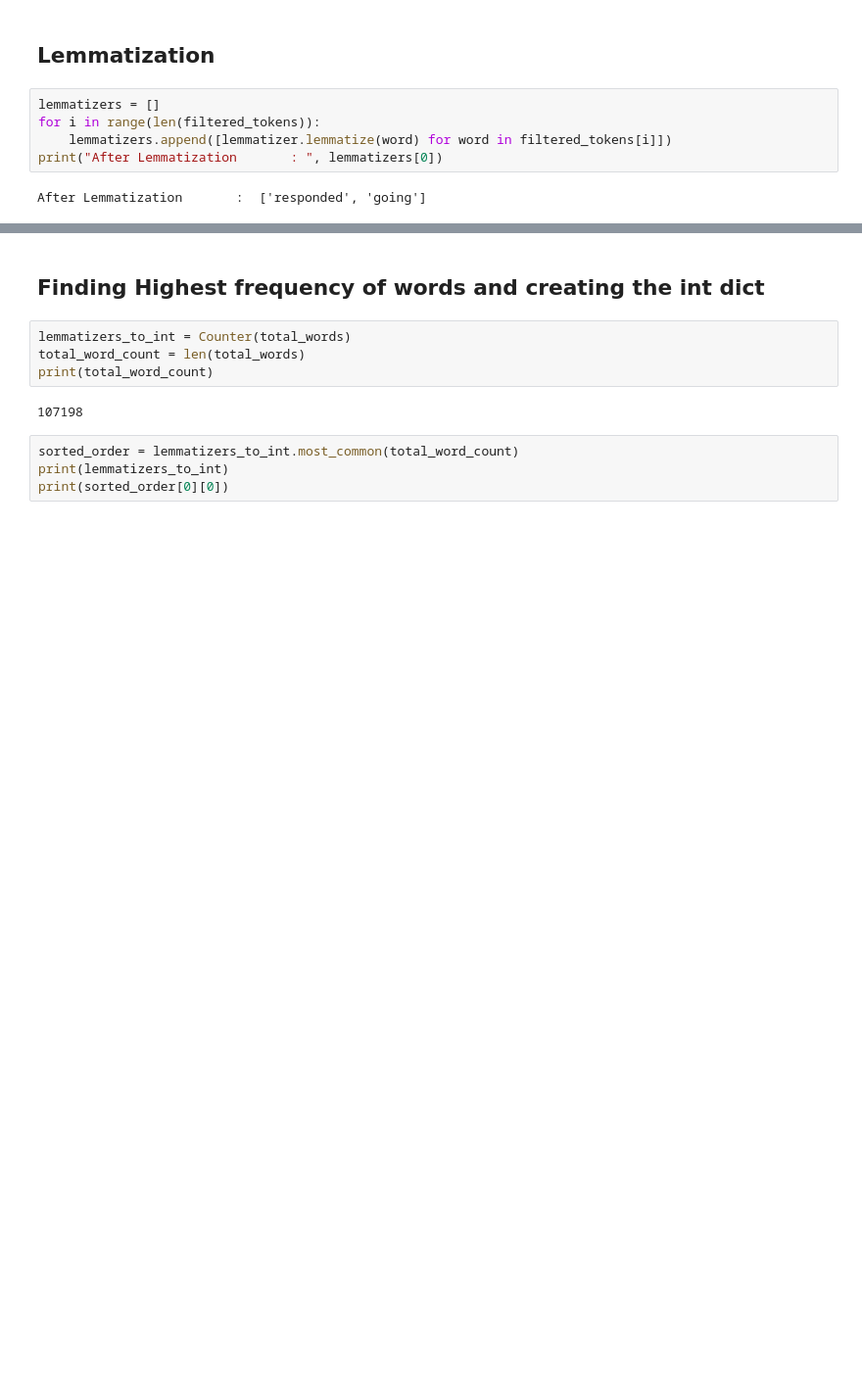
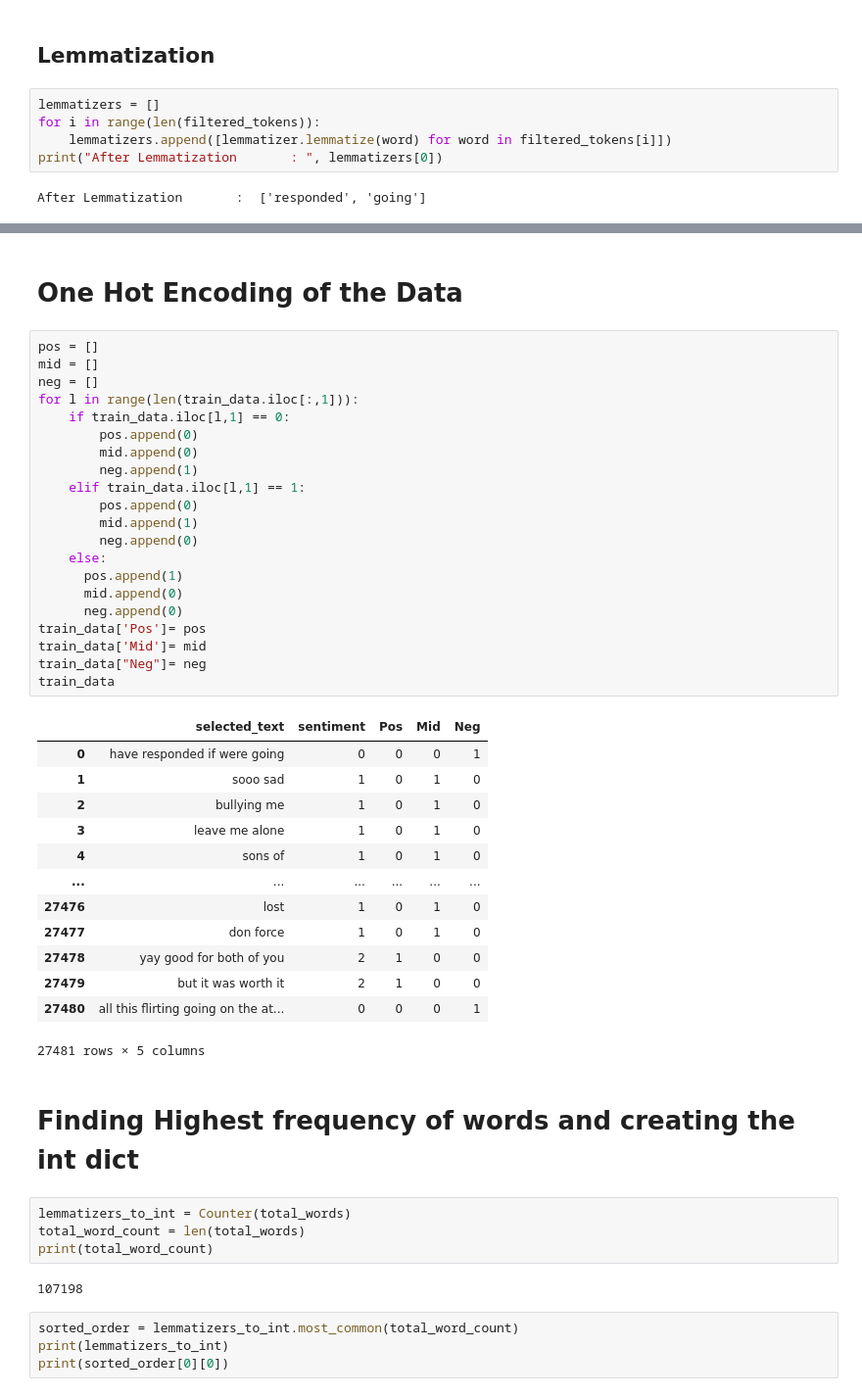
Before and after one commit to unKNOWN-G/Projects, a Jupyter notebook: Sentimental_Analysis/Colab_Sentinmental_Analysis_Code.ipynb, the cells around one changed output, grey strips where cells are left out. Shown at 98% size. Saved outputs shown, nothing was run; the diff lists cells and outputs as text; blank space fills up the shorter version.

```diff
--- a/Sentimental_Analysis/Colab_Sentinmental_Analysis_Code.ipynb
+++ b/Sentimental_Analysis/Colab_Sentinmental_Analysis_Code.ipynb
@@ -132,5 +169,42 @@ print(a)
+# %% [markdown]
+# One Hot Encoding of the Data
+# %%
+pos = []
+mid = []
+neg = []
+for l in range(len(train_data.iloc[:,1])):
+    if train_data.iloc[l,1] == 0:
+        pos.append(0)
+        mid.append(0)
+        neg.append(1)
+    elif train_data.iloc[l,1] == 1:
+        pos.append(0)
+        mid.append(1)
+        neg.append(0)
+    else:
+      pos.append(1)
+      mid.append(0)
+      neg.append(0)
+train_data['Pos']= pos
+train_data['Mid']= mid
+train_data["Neg"]= neg
+train_data
+# %% [output]
+|  | selected_text | sentiment | Pos | Mid | Neg |
+| 0 | have responded if were going | 0 | 0 | 0 | 1 |
+| 1 | sooo sad | 1 | 0 | 1 | 0 |
+| 2 | bullying me | 1 | 0 | 1 | 0 |
+| 3 | leave me alone | 1 | 0 | 1 | 0 |
+| 4 | sons of | 1 | 0 | 1 | 0 |
+| ... | ... | ... | ... | ... | ... |
+| 27476 | lost | 1 | 0 | 1 | 0 |
+| 27477 | don force | 1 | 0 | 1 | 0 |
+| 27478 | yay good for both of you | 2 | 1 | 0 | 0 |
+| 27479 | but it was worth it | 2 | 1 | 0 | 0 |
+| 27480 | all this flirting going on the at... | 0 | 0 | 0 | 1 |
+27481 rows × 5 columns
 # %% [markdown]
-## Finding Highest frequency of words and creating the int dict
+# Finding Highest frequency of words and creating the int dict
 # %%
 lemmatizers_to_int = Counter(total_words)
 total_word_count = len(total_words)
```
Also changed, not shown: parts of 37 cells of this notebook.
